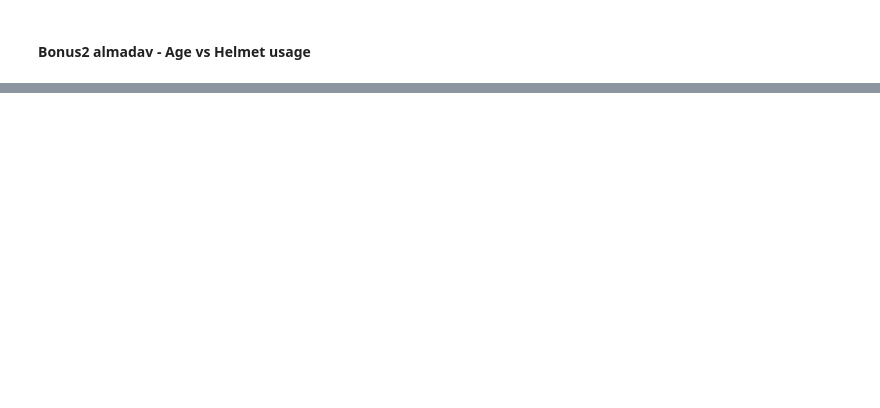
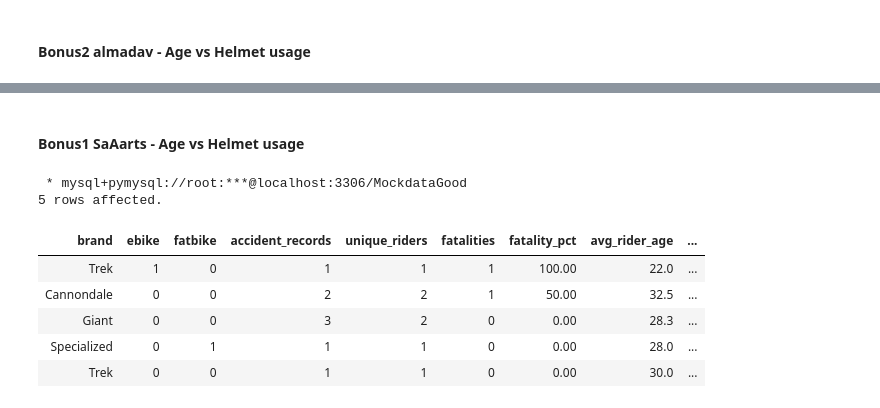
Before and after one commit to almadav0010/Databases_BikeAccidents, a Jupyter notebook: SQL_Code.ipynb, the cells around one changed output, grey strips where cells are left out. Saved outputs shown, nothing was run; the diff lists cells and outputs as text; code cells hidden in the pictures; blank space fills up the shorter version.

```diff
--- a/SQL_Code.ipynb
+++ b/SQL_Code.ipynb
@@ -752,0 +802,46 @@ ORDER BY c.age INC;
+# %% [markdown]
+#### Bonus1 SaAarts - Age vs Helmet usage
+# %%
+%%sql
+WITH rider_bike AS ( #create subquery to further query on
+    SELECT
+        b.serial_num,
+        b.brand,
+        b.ebike,
+        b.fatbike,
+        c.BSN,
+        c.age,
+        c.helmet_usually,
+        ca.lethal
+    FROM Bicycle b
+    JOIN BicycleOwnership bo ON b.serial_num = bo.bike
+    JOIN Cyclist c ON bo.cyclist = c.BSN
+    JOIN CyclistAccident ca
+        ON ca.serial_num = b.serial_num
+       AND ca.cyclist = c.BSN
+)
+SELECT
+    brand,
+    ebike,
+    fatbike,
+    COUNT(*) AS accident_records,
+    COUNT(DISTINCT BSN) AS unique_riders,
+    SUM(COALESCE(lethal, 0)) AS fatalities,
+    ROUND(100 * SUM(COALESCE(lethal, 0)) / COUNT(*), 2) AS fatality_pct,
+    ROUND(AVG(age), 1) AS avg_rider_age,
+    ROUND(100 * AVG(helmet_usually), 1) AS helmet_usage_pct,
+    RANK() OVER (
+        ORDER BY SUM(COALESCE(lethal, 0)) / COUNT(*) DESC
+    ) AS fatality_rank
+FROM rider_bike
+GROUP BY brand, ebike, fatbike
+ORDER BY fatality_rank, accident_records DESC;
+# %% [output]
+ * mysql+pymysql://root:***@localhost:3306/MockdataGood
+5 rows affected.
+| brand | ebike | fatbike | accident_records | unique_riders | fatalities | fatality_pct | avg_rider_age | ... |
+| Trek | 1 | 0 | 1 | 1 | 1 | 100.00 | 22.0 | ... |
+| Cannondale | 0 | 0 | 2 | 2 | 1 | 50.00 | 32.5 | ... |
+| Giant | 0 | 0 | 3 | 2 | 0 | 0.00 | 28.3 | ... |
+| Specialized | 0 | 1 | 1 | 1 | 0 | 0.00 | 28.0 | ... |
+| Trek | 0 | 0 | 1 | 1 | 0 | 0.00 | 30.0 | ... |
```
Also changed, not shown: parts of 22 cells of this notebook, 1 other file.
